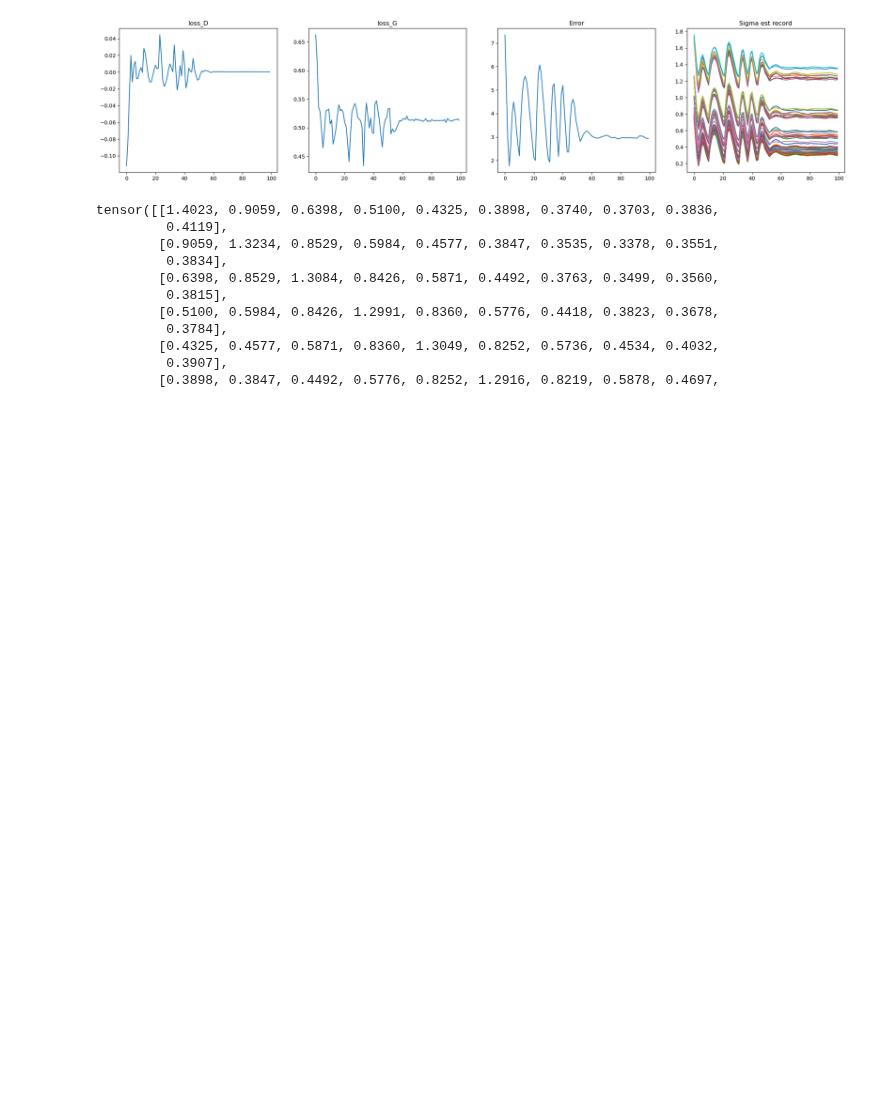
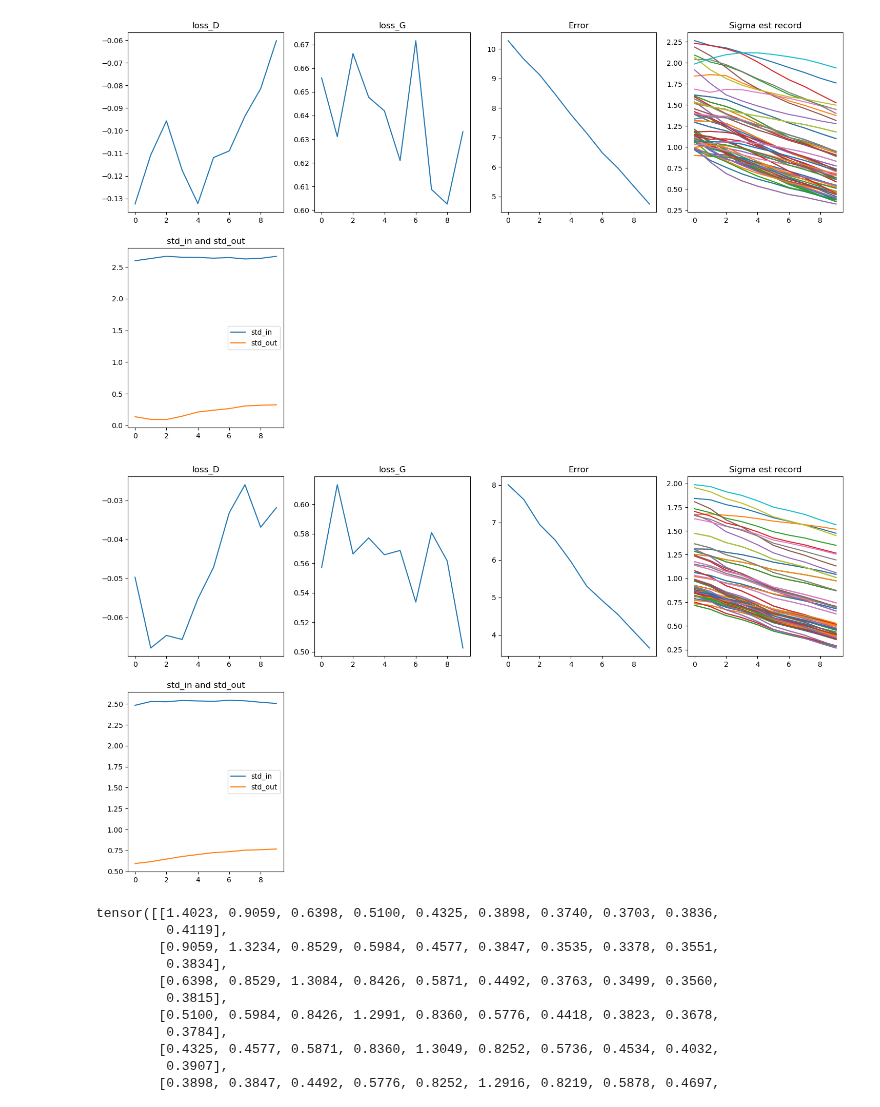
Before and after one commit to monarsan/robust-GAN, a Jupyter notebook: gan_torch/sigma.ipynb, the cells around one changed output. Saved outputs shown, nothing was run; the diff lists cells and outputs as text; code cells hidden in the pictures; blank space fills up the shorter version.

Commit message:
add: record method

```diff
--- a/gan_torch/sigma.ipynb
+++ b/gan_torch/sigma.ipynb
@@ -1,23 +1,27 @@
 # %%
 from sigma import Sigma
 import numpy as np
 import matplotlib.pyplot as plt
 from utils import ar_cov, kendall
 data_dim = 10
-for _ in range(1):
+data_size = 1000
+batch_size = 25
+for i in range(2):
     gan = Sigma(data_dim, 0.2, 'cpu')
     true_mean = np.zeros(data_dim)
     out_mean = np.ones(data_dim) * 6
     gan.dist_init(true_mean, out_mean, ar_cov(data_dim), ar_cov(data_dim))
-    gan.data_init(50000, 500)
+    gan.data_init(data_size, batch_size)
     gan.model_init()
-    gan.optimizer_init(0.01, 0.1, 12, 3,
-                       weight_decay_d=8e-2, weight_decay_g=2.5e-5
-                       , step_size=50, gamma=0.3)
-    gan.fit(100)
+    gan.optimizer_init(1e-4, 0.16, 5, 1,
+                       weight_decay_d=4.5e-3, weight_decay_g=4.5e-3
+                       , step_size=40, gamma=0.2)
+    gan.fit(10)
+    gan.record(f'dim{data_dim}size{data_size}-{batch_size}/{i}/')
     gan.plot()
 # %% [output]
-[figure, old version]
+[figure, new version]
+[figure, added]
 # %%
 gan.G.est_cov()
 # %% [output]
```
Also changed, not shown: 3 other files.
